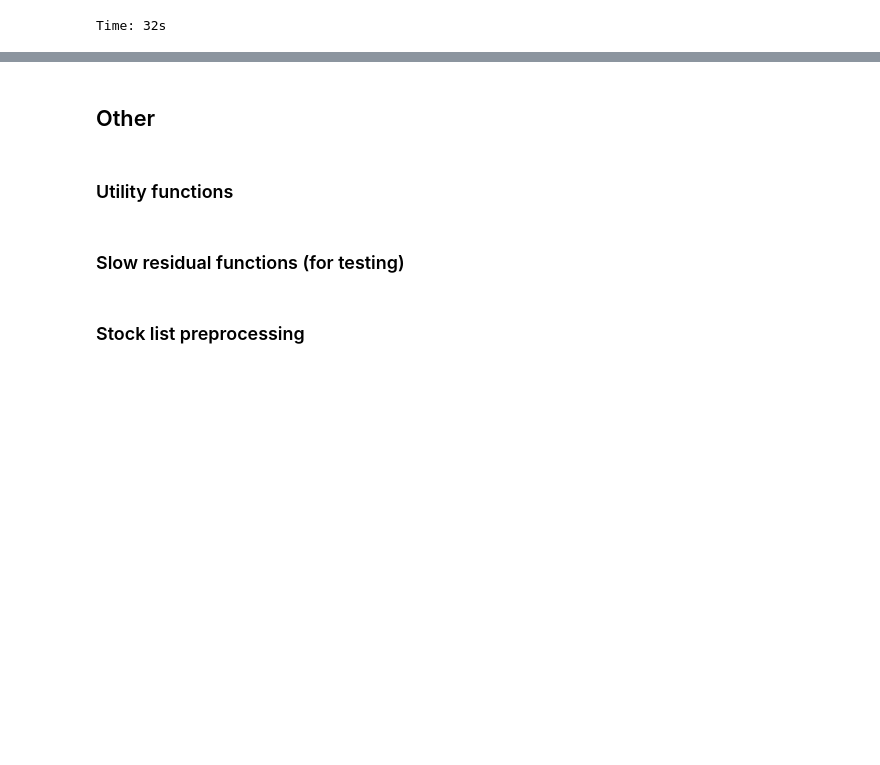
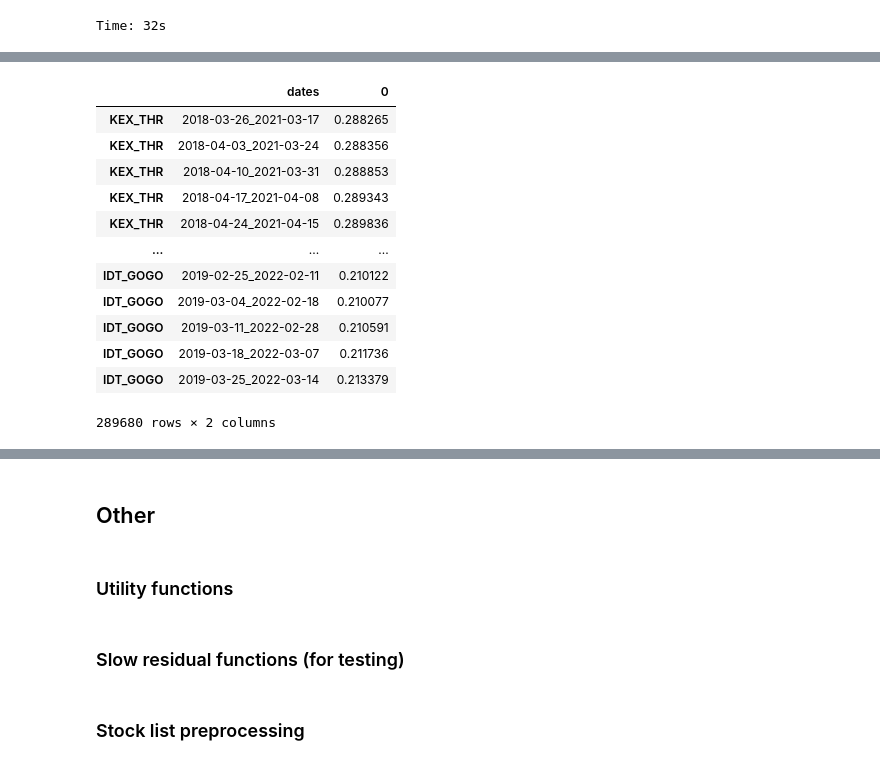
Before and after one commit to DomStan/stonk-rank, a Jupyter notebook: stonks_notebook.ipynb, the cells around one changed output, grey strips where cells are left out. Cells and saved outputs as stored; diff of their text form; code cells hidden in the pictures; blank space fills up the shorter version.

```diff
--- a/stonks_notebook.ipynb
+++ b/stonks_notebook.ipynb
@@ -280,8 +281,8 @@ def get_rolling_residuals(X, Y, l_reg, l_roll, dt, write_csv=False, data_dir='da
     # X and Y must have the same dates
     assert np.array_equal(X.columns, Y.columns)
 
-    X = X.to_numpy().astype(np.float32)
-    Y = Y.to_numpy().astype(np.float32)
+    X = X.to_numpy(dtype=np.float32)
+    Y = Y.to_numpy(dtype=np.float32)
 
     # Rolling window length must be divisible by dt
     assert (l_roll_days % dt) == 0
@@ -436,8 +488,8 @@ def get_standardized_residuals(residuals, write_csv=False, data_dir='data'):
 # %%
 filename = 'data/selected_spreads.csv'
 ticker_pairs = pd.read_csv(filename, header=0)
-ticker_pairs['x'] = ticker_pairs['spreads'].apply(lambda x: x.split('_')[0])
-ticker_pairs['y'] = ticker_pairs['spreads'].apply(lambda x: x.split('_')[1])
+ticker_pairs['x'] = ticker_pairs['spreads'].apply(lambda x: x.split('_')[1])
+ticker_pairs['y'] = ticker_pairs['spreads'].apply(lambda x: x.split('_')[0])
 ticker_pairs.set_index('spreads', inplace=True)
 
 ticker_pairs = ticker_pairs.loc[~ticker_pairs.index.str.contains(r'CIT|LORL|ENBL|MDP')]
@@ -503,3 +555,5 @@ X = stonks.loc[ticker_pairs['x']]
 Y = stonks.loc[ticker_pairs['y']]
 # %% [markdown]
 #### 4. Calculate residuals (exported to CSV)
+# %%
+_WRITE_RESULTS_TO_CSV = False
@@ -506,3 +562,3 @@ Y = stonks.loc[ticker_pairs['y']]
 # %%
-residuals, betas = measure_time(partial(get_rolling_residuals, X, Y, l_reg=3, l_roll=1, dt=5, write_csv=True))
+residuals, betas = measure_time(partial(get_rolling_residuals, X=X, Y=Y, l_reg=3, l_roll=1, dt=5, write_csv=_WRITE_RESULTS_TO_CSV))
 # %% [output]
@@ -515,0 +591,16 @@ std_residuals = get_standardized_residuals(residuals, write_csv=True)
+# %%
+betas
+# %% [output]
+|  | dates | 0 |
+| KEX_THR | 2018-03-26_2021-03-17 | 0.288265 |
+| KEX_THR | 2018-04-03_2021-03-24 | 0.288356 |
+| KEX_THR | 2018-04-10_2021-03-31 | 0.288853 |
+| KEX_THR | 2018-04-17_2021-04-08 | 0.289343 |
+| KEX_THR | 2018-04-24_2021-04-15 | 0.289836 |
+| ... | ... | ... |
+| IDT_GOGO | 2019-02-25_2022-02-11 | 0.210122 |
+| IDT_GOGO | 2019-03-04_2022-02-18 | 0.210077 |
+| IDT_GOGO | 2019-03-11_2022-02-28 | 0.210591 |
+| IDT_GOGO | 2019-03-18_2022-03-07 | 0.211736 |
+| IDT_GOGO | 2019-03-25_2022-03-14 | 0.213379 |
+289680 rows × 2 columns
```
Also changed, not shown: parts of 24 cells of this notebook.
